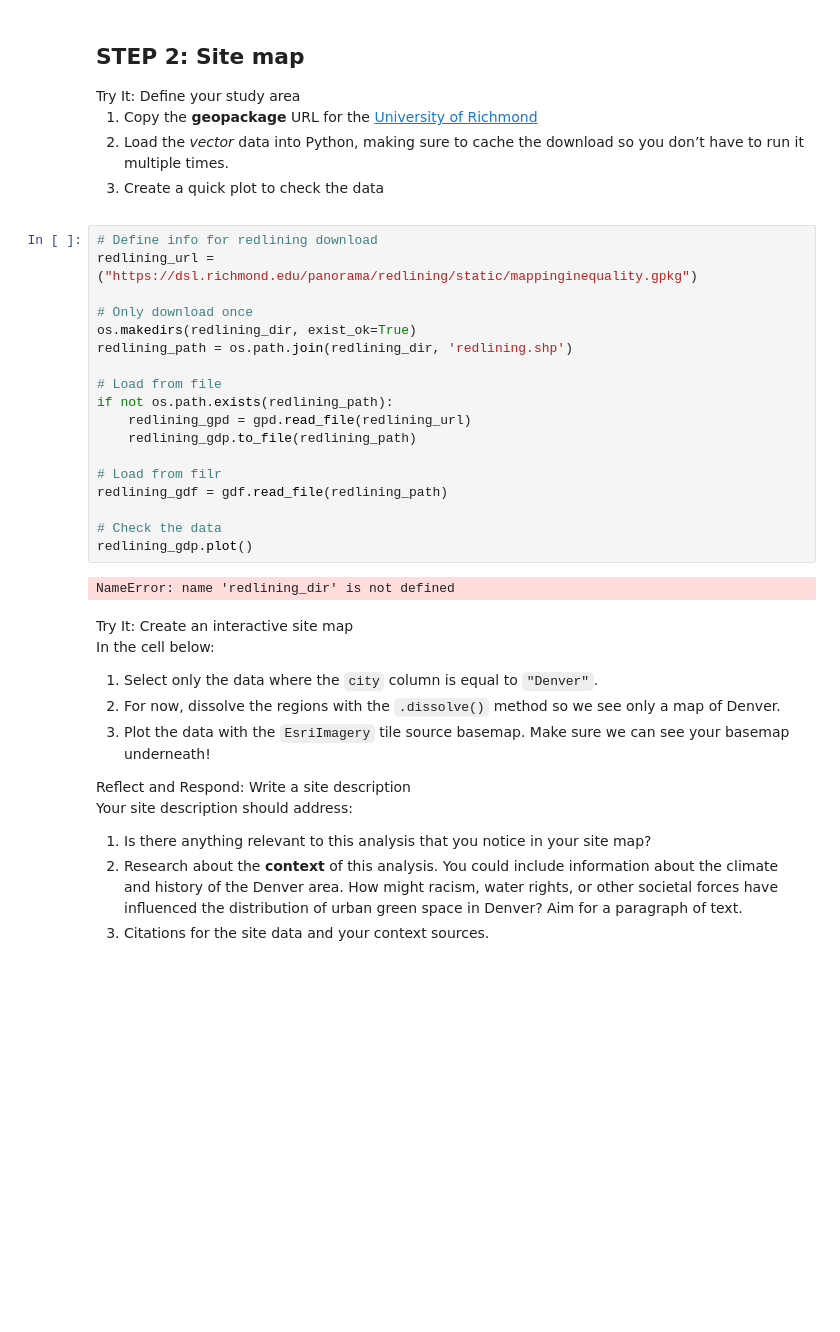
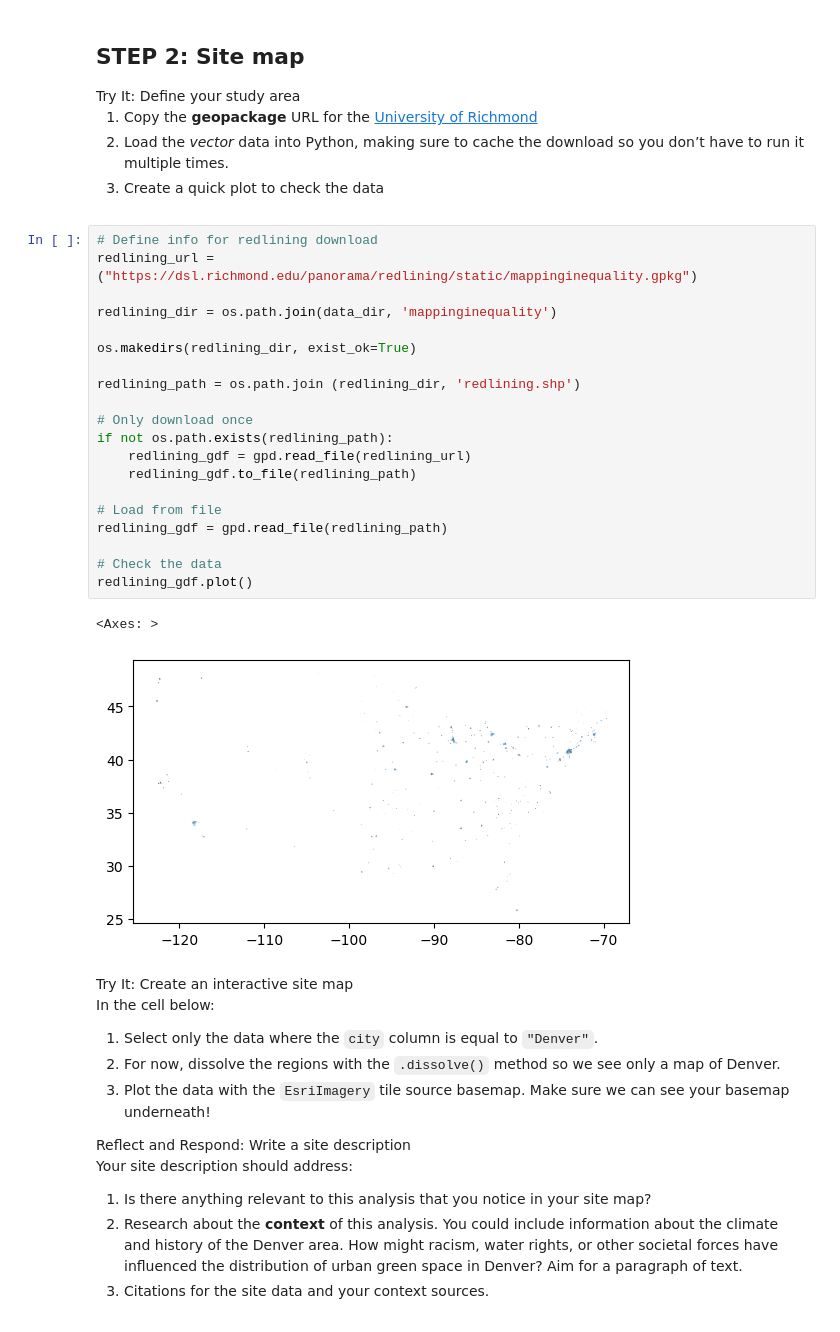
Before and after one commit to earthlab-education/fundamentals-04-redlining-akpost21, a Jupyter notebook: notebooks/redlining-31-site-map.ipynb, the cells around one changed output. Drawn from its saved outputs; the diff is of its cells as text; blank space fills up the shorter version.

Commit message:
download redlining data

```diff
--- a/notebooks/redlining-31-site-map.ipynb
+++ b/notebooks/redlining-31-site-map.ipynb
@@ -58,23 +59,26 @@ download so you don’t have to run it multiple times.</li>
 # %%
 # Define info for redlining download
 redlining_url = ("https://dsl.richmond.edu/panorama/redlining/static/mappinginequality.gpkg")
 
+redlining_dir = os.path.join(data_dir, 'mappinginequality')
+
+os.makedirs(redlining_dir, exist_ok=True)
+
+redlining_path = os.path.join (redlining_dir, 'redlining.shp')
+
 # Only download once
-os.makedirs(redlining_dir, exist_ok=True)
-redlining_path = os.path.join(redlining_dir, 'redlining.shp')
+if not os.path.exists(redlining_path):
+    redlining_gdf = gpd.read_file(redlining_url)
+    redlining_gdf.to_file(redlining_path)
 
 # Load from file
-if not os.path.exists(redlining_path):
-    redlining_gpd = gpd.read_file(redlining_url)
-    redlining_gdp.to_file(redlining_path)
-
-# Load from filr
-redlining_gdf = gdf.read_file(redlining_path)
+redlining_gdf = gpd.read_file(redlining_path)
 
 # Check the data
-redlining_gdp.plot()
+redlining_gdf.plot()
 # %% [output]
-NameError: name 'redlining_dir' is not defined
+<Axes: >
+[figure, added]
 # %% [markdown]
 <link rel="stylesheet" type="text/css" href="./assets/styles.css"><div class="callout callout-style-default callout-titled callout-task"><div class="callout-header"><div class="callout-icon-container"><i class="callout-icon"></i></div><div class="callout-title-container flex-fill">Try It: Create an interactive site map</div></div><div class="callout-body-container callout-body"><p>In the cell below:</p>
 <ol type="1">
```
Also changed, not shown: parts of 7 cells of this notebook.
